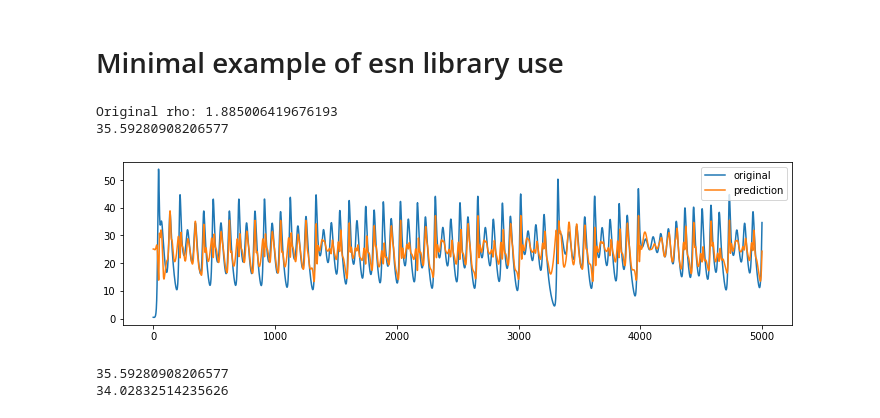
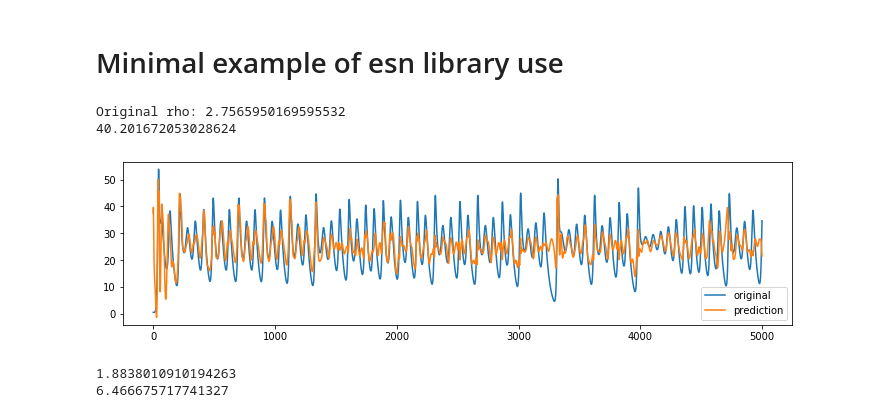
Before and after one commit to khakhalin/echo-networks, a Jupyter notebook: notebooks/experiment_minimal.ipynb, the cells around one changed output. Saved outputs shown, nothing was run; the diff lists cells and outputs as text; code cells hidden in the pictures.

```diff
--- a/notebooks/experiment_minimal.ipynb
+++ b/notebooks/experiment_minimal.ipynb
@@ -7,31 +7,32 @@ from echo import esn
 # %%
 Data = esn.Data
 Reservoir = esn.Reservoir
 
 data = Data.create_source('lorenz')
-x,y = data.generate(50000, seed=1)
-model = Reservoir(100, 300, rho=0.8)
+x,y = data.generate(10000, seed=1)
+model = Reservoir(100)
+# model = Reservoir(500, rho=0.9, l2=0.001, leak=0.1)
 #model = Reservoir(100, rho=None, l2=None)
 print('Original rho:', model.meta['original_rho'])
 model.fit(x, y, skip=200)
 
 x,y = data.generate(5000, seed=0.5)
 z = model.predict(x)
 loss = esn.utils.loss(y[200:], z[200:])
 print(loss)
 
 plt.figure(figsize=(12,3));
 plt.plot(y, label='original');
 plt.plot(z, label='prediction');
 plt.legend();
 # %% [output]
-Original rho: 1.885006419676193
-35.59280908206577
+Original rho: 2.7565950169595532
+40.201672053028624
-[figure, old version]
+[figure, new version]
 # %%
 print(esn.utils.loss(y[200:], z[200:]))
 m = np.mean(z[200:])
 print(esn.utils.loss(y[200:], (z[200:]-m)*1.3+m))
 # %% [output]
-35.59280908206577
-34.02832514235626
+1.8838010910194263
+6.466675717741327
```
Also changed, not shown: 3 other files.
